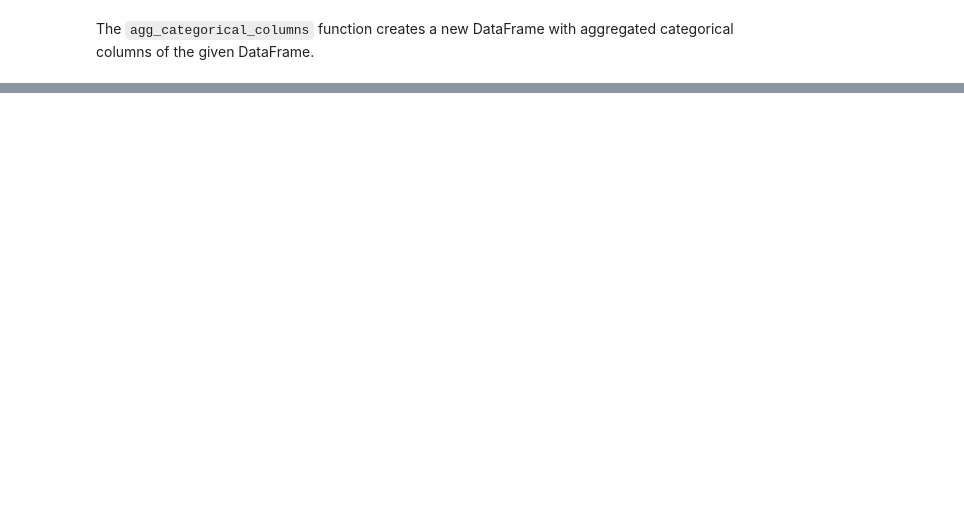
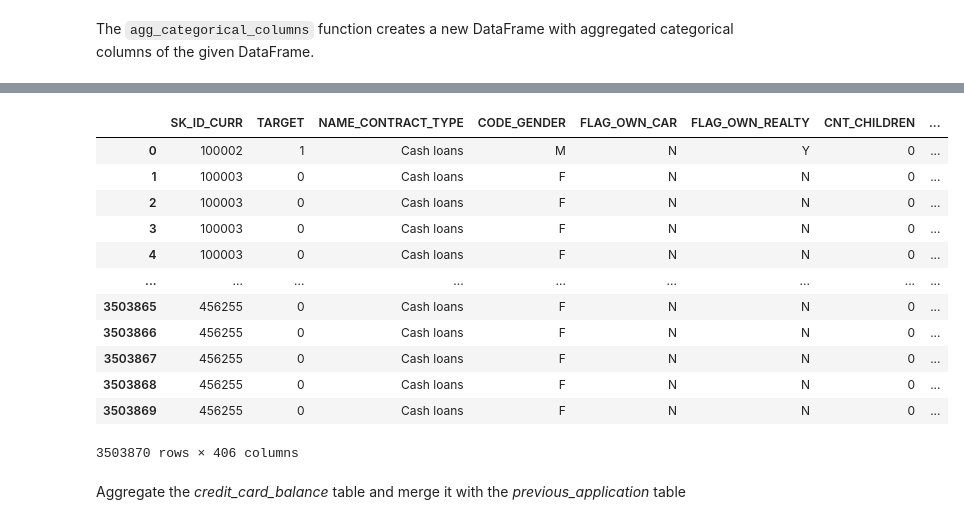
Before and after one commit to stemil01/ml-loan-repayment, a Jupyter notebook: data_preprocessing.ipynb, the cells around one changed output, grey strips where cells are left out. Cells and saved outputs as stored; diff of their text form; code cells hidden in the pictures; blank space fills up the shorter version.

```diff
--- a/data_preprocessing.ipynb
+++ b/data_preprocessing.ipynb
@@ -193,0 +237,24 @@ agg_categorical_columns(bureau_df, groupby_columns=["SK_ID_CURR"])
+# %%
+agg_installments_payments_df = agg_columns(
+    installments_payments_df,
+    groupby_columns=["SK_ID_PREV", "SK_ID_CURR"]
+).drop(columns=["SK_ID_PREV"])
+merged_applications_df = pd.merge(merged_applications_df, agg_installments_payments_df, on="SK_ID_CURR", how="left")
+# %%
+merged_applications_df
+# %% [output]
+|  | SK_ID_CURR | TARGET | NAME_CONTRACT_TYPE | CODE_GENDER | FLAG_OWN_CAR | FLAG_OWN_REALTY | CNT_CHILDREN | ... |
+| 0 | 100002 | 1 | Cash loans | M | N | Y | 0 | ... |
+| 1 | 100003 | 0 | Cash loans | F | N | N | 0 | ... |
+| 2 | 100003 | 0 | Cash loans | F | N | N | 0 | ... |
+| 3 | 100003 | 0 | Cash loans | F | N | N | 0 | ... |
+| 4 | 100003 | 0 | Cash loans | F | N | N | 0 | ... |
+| ... | ... | ... | ... | ... | ... | ... | ... | ... |
+| 3503865 | 456255 | 0 | Cash loans | F | N | N | 0 | ... |
+| 3503866 | 456255 | 0 | Cash loans | F | N | N | 0 | ... |
+| 3503867 | 456255 | 0 | Cash loans | F | N | N | 0 | ... |
+| 3503868 | 456255 | 0 | Cash loans | F | N | N | 0 | ... |
+| 3503869 | 456255 | 0 | Cash loans | F | N | N | 0 | ... |
+3503870 rows × 406 columns
+# %% [markdown]
+Aggregate the *credit_card_balance* table and merge it with the *previous_application* table
```
Also changed, not shown: parts of 19 cells of this notebook.
